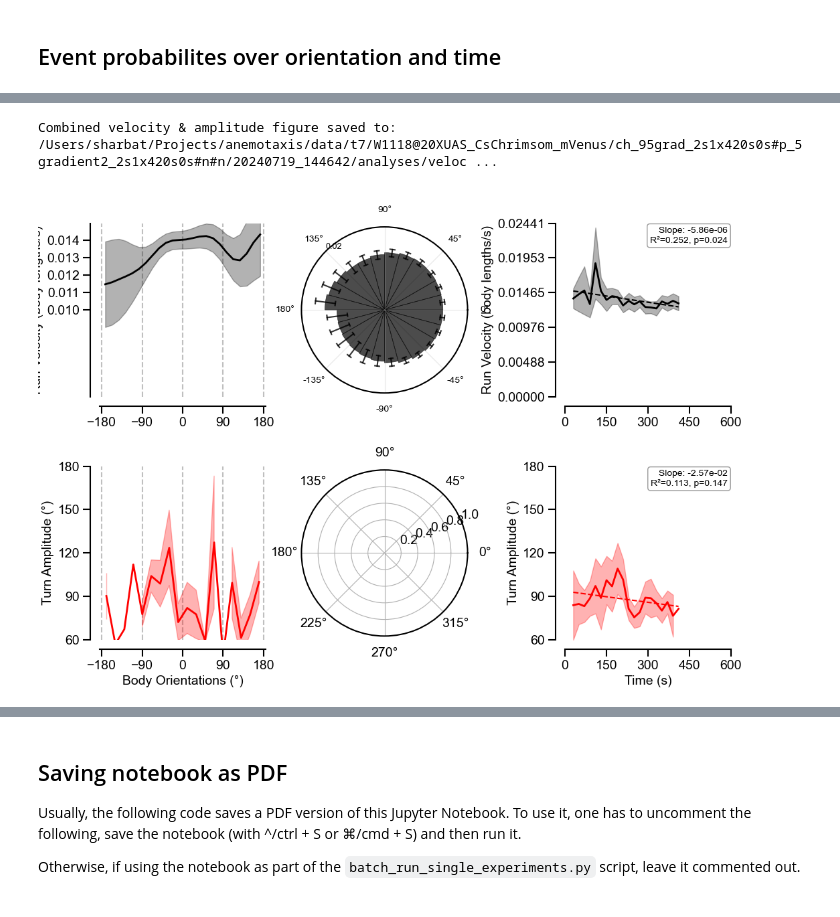
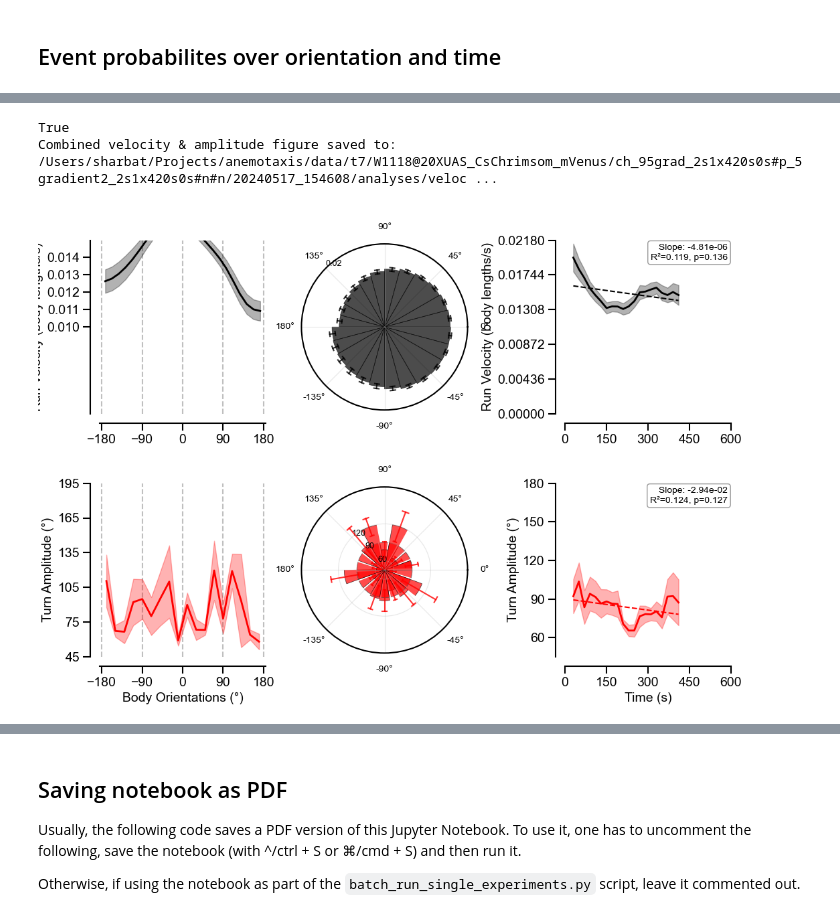
Before and after one commit to JovanicLab/anemotaxis, a Jupyter notebook: scripts/analyze_single_anemotaxis.ipynb, the cells around one changed output, grey strips where cells are left out. Drawn from its saved outputs; the diff is of its cells as text; code cells hidden in the pictures.

```diff
--- a/scripts/analyze_single_anemotaxis.ipynb
+++ b/scripts/analyze_single_anemotaxis.ipynb
@@ -38,7 +35,7 @@ The autoreload extension is already loaded. To reload it, use:
 # %%
 # Load single `trx.mat` file
 # If you are using this notebook as a standalone notebook please uncomment and add here
-single_path = '/Users/sharbat/Projects/anemotaxis/data/t7/W1118@20XUAS_CsChrimsom_mVenus/ch_95grad_2s1x420s0s#p_5gradient2_2s1x420s0s#n#n/20240719_144642/trx.mat'
+# single_path = '/Users/sharbat/Projects/anemotaxis/data/t7/W1118@20XUAS_CsChrimsom_mVenus/ch_95grad_2s1x420s0s#p_5gradient2_2s1x420s0s#n#n/20240517_154608/trx.mat'
 # %%
 trx_data = data_loader.load_single_trx_file(single_path, show_progress=True)
 # %% [output]
@@ -64,6 +61,6 @@ results_behavior_matrix = plot_data.plot_global_behavior_matrix(trx_data)
 # %%
 ## Filtering by duration (for anemotaxis, total duration is 600, usual minimum is 300s)
-min_total_duration= 300
+min_total_duration= 150
 trx_filtered_by_duration = preprocessing.filter_larvae_by_duration(trx_data, min_total_duration=min_total_duration)
 results_filtered_behavior_matrix = plot_data.plot_global_behavior_matrix(trx_filtered_by_duration)
 # %% [output]
@@ -244,6 +241,8 @@ plot_data.plot_orientation_histogram_polar(velocity_results_pooled, ax=ax_vel2,
 ax_vel2_pos = ax_vel2.get_position()
 ax_vel2.set_position([ax_vel2_pos.x0 - 0.04, ax_vel2_pos.y0, ax_vel2_pos.width, ax_vel2_pos.height])
 
+
+
 # Time series plot
 plot_data.plot_metric_over_time(
     velocity_time_results, color = 'black',ylabel='Run Velocity (body lengths/s)',
@@ -255,8 +254,8 @@ ax_amp1 = fig_combined.add_subplot(gs_combined[1, 0])
 ax_amp2 = fig_combined.add_subplot(gs_combined[1, 1], projection='polar')
 ax_amp3 = fig_combined.add_subplot(gs_combined[1, 2])
 
-# Set minimum amplitude
-min_amp = 60
+# # Set minimum amplitude
+min_amp = 45
 
 # Check if we have ANY valid (non-NaN) data
 if turn_amp_results and 'mean_hist' in turn_amp_results:
@@ -265,35 +264,37 @@ if turn_amp_results and 'mean_hist' in turn_amp_results:
 else:
     has_data = False
 
+print(has_data)
 
 # Linear plot
 plot_data.plot_orientation_histogram(turn_amp_results, ax=ax_amp1, ylabel='Turn Amplitude (°)',
                                      show_xlabel=True, min_amplitude=min_amp, plot_type='turn_amplitude')
 
 # Polar plot - only if there's valid data
-# plot_data.plot_orientation_histogram_polar(turn_amp_results, ax=ax_amp2, bar_style=True,
-#                                     tick_fontsize=10, min_amplitude=min_amp, plot_type='turn_amplitude')
+plot_data.plot_orientation_histogram_polar(turn_amp_results, ax=ax_amp2, bar_style=True,
+                                    tick_fontsize=10, min_amplitude=min_amp, plot_type='turn_amplitude')
 ax_amp2_pos = ax_amp2.get_position()
 ax_amp2.set_position([ax_amp2_pos.x0 - 0.04, ax_amp2_pos.y0, ax_amp2_pos.width, ax_amp2_pos.height])
 
 # Time series plot
 plot_data.plot_metric_over_time(
     turn_amp_time_results, plot_type='turn_amplitude',
     show_individuals=False, show_error=True, ax=ax_amp3, show_xlabel=True,
     min_amplitude=min_amp
 )
 
 
 # Save the combined figure
 fig_combined.savefig(os.path.join(output_dir, 'velocity_amplitude_analysis.pdf'),
                     bbox_inches='tight',
                     dpi=300,
                     transparent=True,
                     facecolor='none')
 print(f"Combined velocity & amplitude figure saved to: {os.path.join(output_dir, 'velocity_amplitude_analysis.pdf')}")
 
 plt.show()
 # %% [output]
-Combined velocity & amplitude figure saved to: /Users/sharbat/Projects/anemotaxis/data/t7/W1118@20XUAS_CsChrimsom_mVenus/ch_95grad_2s1x420s0s#p_5gradient2_2s1x420s0s#n#n/20240719_144642/analyses/veloc ...
+True
+Combined velocity & amplitude figure saved to: /Users/sharbat/Projects/anemotaxis/data/t7/W1118@20XUAS_CsChrimsom_mVenus/ch_95grad_2s1x420s0s#p_5gradient2_2s1x420s0s#n#n/20240517_154608/analyses/veloc ...
-[figure, old version]
+[figure, new version]
 # %%
```
Also changed, not shown: parts of 14 cells of this notebook, 8 other files.
